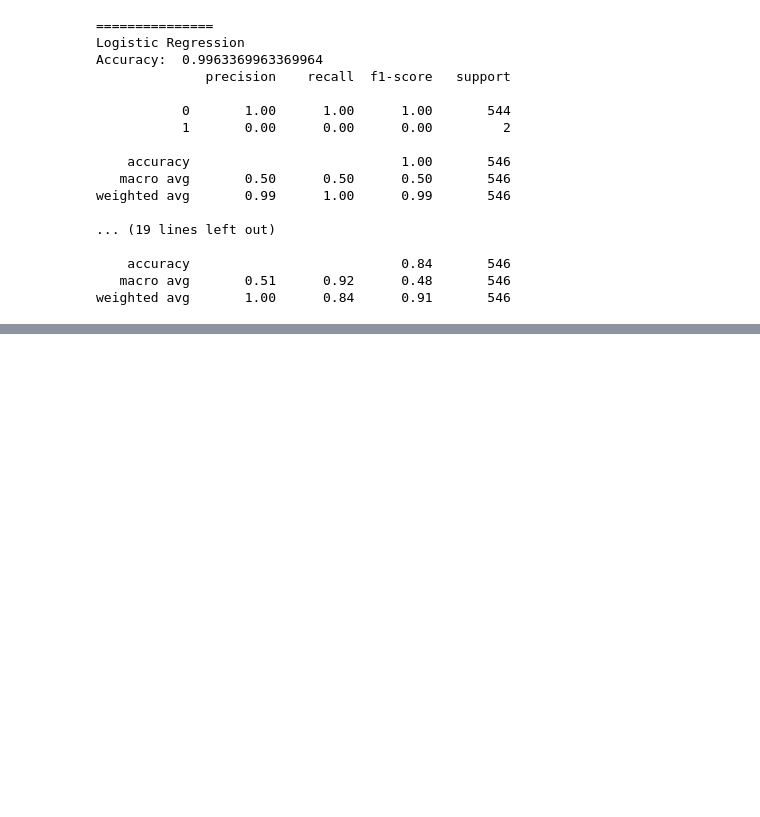
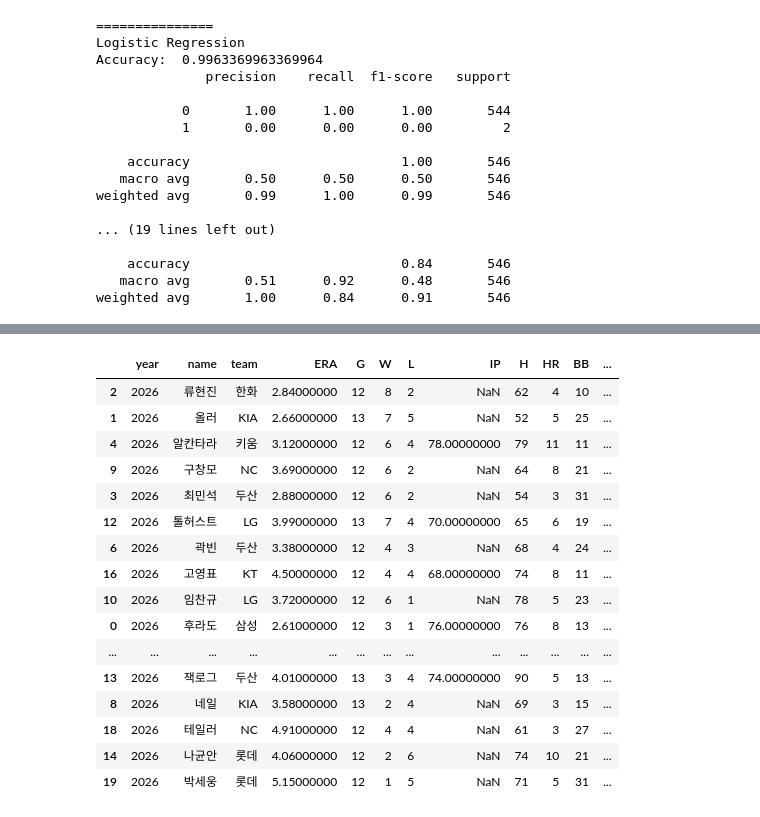
Before and after one commit to dohee-jin/data-mining-final-project, a Jupyter notebook: notebooks/kbo_analysis.ipynb, the cells around one changed output, grey strips where cells are left out. Saved outputs shown, nothing was run; the diff lists cells and outputs as text; code cells hidden in the pictures; blank space fills up the shorter version.

```diff
--- a/notebooks/kbo_analysis.ipynb
+++ b/notebooks/kbo_analysis.ipynb
@@ -1142,7 +1144,7 @@ weighted avg       1.00      0.84      0.91       546
 hitter_final_model = hitter_models["Logistic Regression"]
 hitter_final_model.fit(x_hitter, y_hitter)
 
-pitcher_final_model = pitcher_models["Decision Tree"]
+pitcher_final_model = pitcher_models["Logistic Regression"]
 pitcher_final_model.fit(x_pitcher, y_pitcher)
 # %% [output]
 Pipeline(steps=[('imputer', SimpleImputer(strategy='median')),
@@ -1153,0 +1211,56 @@ Pipeline(steps=[('imputer', SimpleImputer(strategy='median')),
+# %%
+# 2026 투수 데이터 예측
+
+# 원본 복사
+pitcher_2026_model = pitcher_2026.copy()
+
+# 'HLB' 컬럼을 'HLD'로 변경 (feature list와 일치시키기 위해)
+if 'HLB' in pitcher_2026_model.columns:
+    pitcher_2026_model = pitcher_2026_model.rename(columns={'HLB': 'HLD'})
+
+# 학습 때 사용한 feature 기준으로 숫자형 변환
+for col in pitcher_features:
+  if col in pitcher_2026_model.columns:
+    pitcher_2026_model[col] = pd.to_numeric(
+        pitcher_2026_model[col],
+        errors="coerce"
+    )
+
+# 학습 때 사용한 feature만 추출
+x_pitcher_2026 = pitcher_2026_model[pitcher_features]
+
+# 예측 확률 생성
+pitcher_2026_model["goldenglove_probability"] = (
+    pitcher_final_model.predict_proba(x_pitcher_2026)[:, 1]
+)
+
+# 확률 높은 순으로 정렬
+pitcher_result = pitcher_2026_model.sort_values(
+    "goldenglove_probability",
+    ascending = False
+)
+
+pitcher_result[[
+    "year", "name", "team",
+    "ERA", "G", "W", "L", "IP", "H", "HR", "BB",
+    "SO", "WHIP",
+    "goldenglove_probability"
+]].head(30)
+# %% [output]
+|  | year | name | team | ERA | G | W | L | IP | H | HR | BB | ... |
+| 2 | 2026 | 류현진 | 한화 | 2.84000000 | 12 | 8 | 2 | NaN | 62 | 4 | 10 | ... |
+| 1 | 2026 | 올러 | KIA | 2.66000000 | 13 | 7 | 5 | NaN | 52 | 5 | 25 | ... |
+| 4 | 2026 | 알칸타라 | 키움 | 3.12000000 | 12 | 6 | 4 | 78.00000000 | 79 | 11 | 11 | ... |
+| 9 | 2026 | 구창모 | NC | 3.69000000 | 12 | 6 | 2 | NaN | 64 | 8 | 21 | ... |
+| 3 | 2026 | 최민석 | 두산 | 2.88000000 | 12 | 6 | 2 | NaN | 54 | 3 | 31 | ... |
+| 12 | 2026 | 톨허스트 | LG | 3.99000000 | 13 | 7 | 4 | 70.00000000 | 65 | 6 | 19 | ... |
+| 6 | 2026 | 곽빈 | 두산 | 3.38000000 | 12 | 4 | 3 | NaN | 68 | 4 | 24 | ... |
+| 16 | 2026 | 고영표 | KT | 4.50000000 | 12 | 4 | 4 | 68.00000000 | 74 | 8 | 11 | ... |
+| 10 | 2026 | 임찬규 | LG | 3.72000000 | 12 | 6 | 1 | NaN | 78 | 5 | 23 | ... |
+| 0 | 2026 | 후라도 | 삼성 | 2.61000000 | 12 | 3 | 1 | 76.00000000 | 76 | 8 | 13 | ... |
+| ... | ... | ... | ... | ... | ... | ... | ... | ... | ... | ... | ... | ... |
+| 13 | 2026 | 잭로그 | 두산 | 4.01000000 | 13 | 3 | 4 | 74.00000000 | 90 | 5 | 13 | ... |
+| 8 | 2026 | 네일 | KIA | 3.58000000 | 13 | 2 | 4 | NaN | 69 | 3 | 15 | ... |
+| 18 | 2026 | 테일러 | NC | 4.91000000 | 12 | 4 | 4 | NaN | 61 | 3 | 27 | ... |
+| 14 | 2026 | 나균안 | 롯데 | 4.06000000 | 12 | 2 | 6 | NaN | 74 | 10 | 21 | ... |
+| 19 | 2026 | 박세웅 | 롯데 | 5.15000000 | 12 | 1 | 5 | NaN | 71 | 5 | 31 | ... |
```
Also changed, not shown: parts of 11 cells of this notebook.
